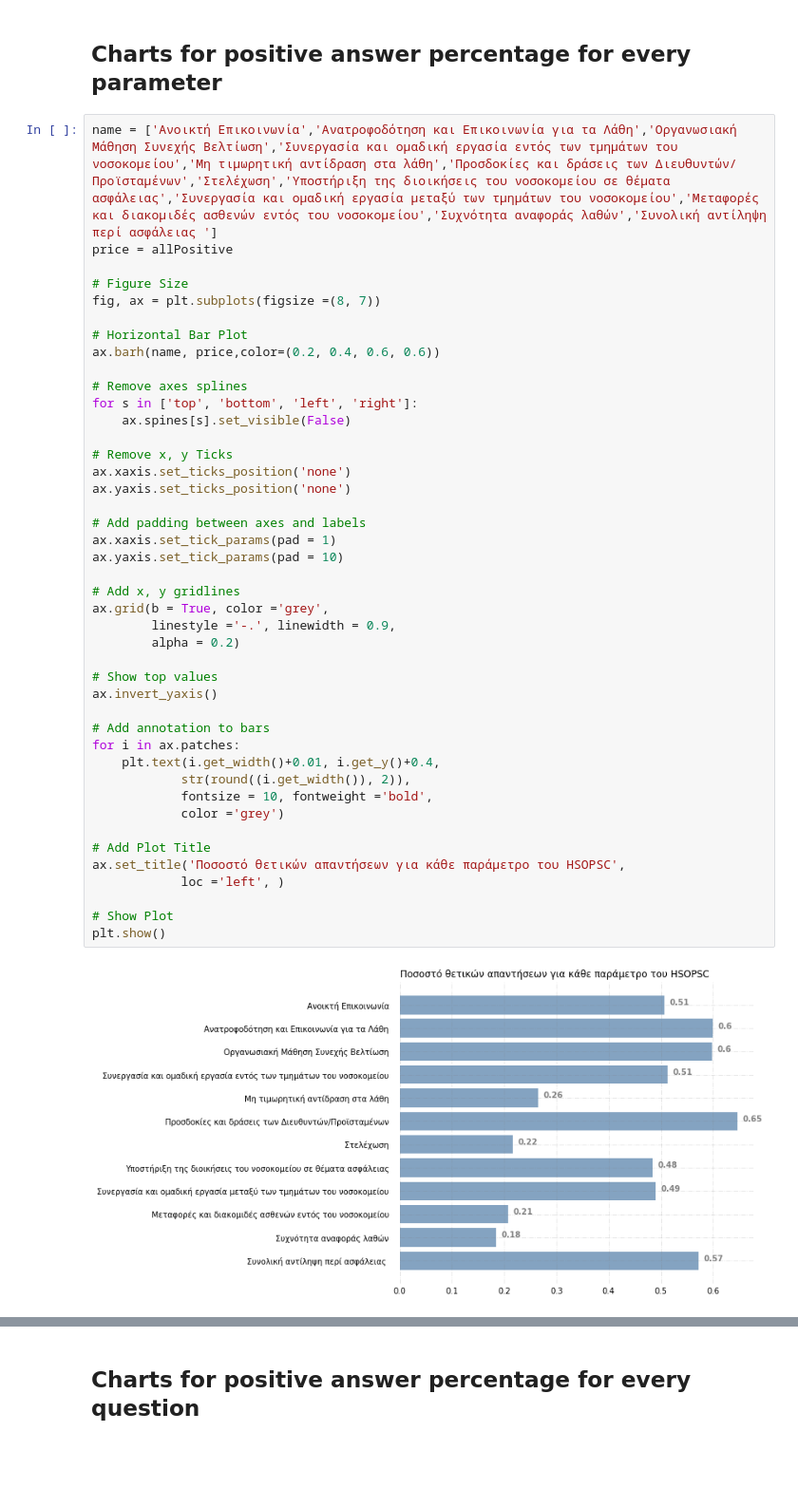
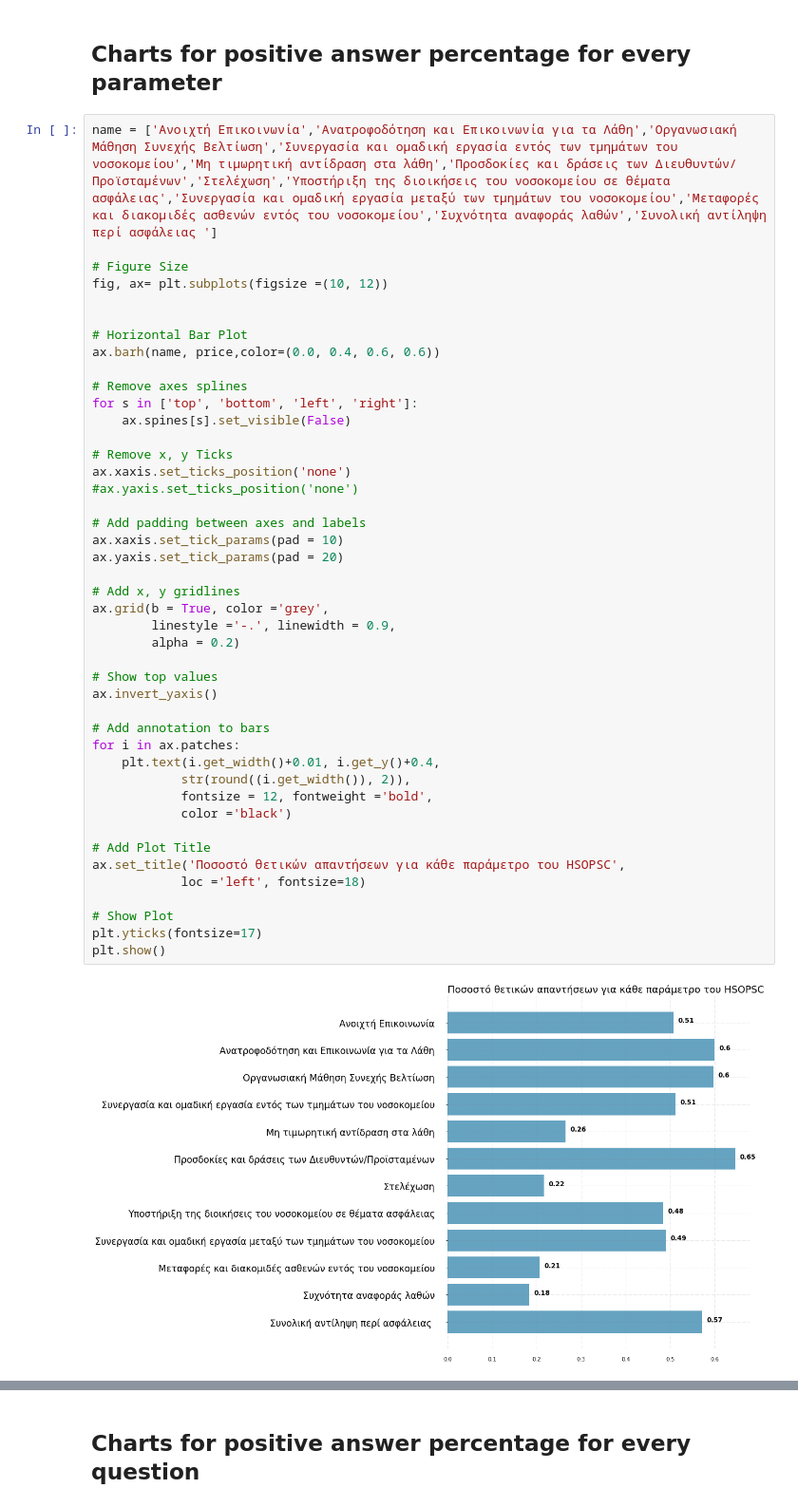
Before and after one commit to stathis99/Statistical-Analysis-for-Patient-Safety, a Jupyter notebook: Staff Analysis/Analysis/4. Positive Answer Charts for every Questione and Parameter.ipynb, the cells around one changed output, grey strips where cells are left out. Shown: that part at 95% size. Cells and saved outputs as stored; diff of their text form; blank space fills up the shorter version.

Commit message:
changes in charts + data entry

```diff
--- a/Staff Analysis/Analysis/4. Positive Answer Charts for every Questione and Parameter.ipynb
+++ b/Staff Analysis/Analysis/4. Positive Answer Charts for every Questione and Parameter.ipynb
@@ -147,50 +147,51 @@ Percentage of positive answers for this parametrt is  0.5720954356846473
 # %% [markdown]
 ## Charts for positive answer percentage for every parameter
 # %%
-name = ['Ανοικτή Επικοινωνία','Ανατροφοδότηση και Επικοινωνία για τα Λάθη','Οργανωσιακή Μάθηση Συνεχής Βελτίωση','Συνεργασία και ομαδική εργασία εντός των τμημάτων του νοσοκομείου','Μη τιμωρητική αντίδραση στα λάθη','Προσδοκίες και δράσεις των Διευθυντών/Προϊσταμένων','Στελέχωση','Υποστήριξη της διοικήσεις του νοσοκομείου σε θέματα ασφάλειας','Συνεργασία και ομαδική εργασία μεταξύ των τμημάτων του νοσοκομείου','Μεταφορές και διακομιδές ασθενών εντός του νοσοκομείου','Συχνότητα αναφοράς λαθών','Συνολική αντίληψη περί ασφάλειας ']
-price = allPositive
+name = ['Ανοιχτή Επικοινωνία','Ανατροφοδότηση και Επικοινωνία για τα Λάθη','Οργανωσιακή Μάθηση Συνεχής Βελτίωση','Συνεργασία και ομαδική εργασία εντός των τμημάτων του νοσοκομείου','Μη τιμωρητική αντίδραση στα λάθη','Προσδοκίες και δράσεις των Διευθυντών/Προϊσταμένων','Στελέχωση','Υποστήριξη της διοικήσεις του νοσοκομείου σε θέματα ασφάλειας','Συνεργασία και ομαδική εργασία μεταξύ των τμημάτων του νοσοκομείου','Μεταφορές και διακομιδές ασθενών εντός του νοσοκομείου','Συχνότητα αναφοράς λαθών','Συνολική αντίληψη περί ασφάλειας ']
 
 # Figure Size
-fig, ax = plt.subplots(figsize =(8, 7))
+fig, ax= plt.subplots(figsize =(10, 12))
+
 
 # Horizontal Bar Plot
-ax.barh(name, price,color=(0.2, 0.4, 0.6, 0.6))
+ax.barh(name, price,color=(0.0, 0.4, 0.6, 0.6))
 
 # Remove axes splines
 for s in ['top', 'bottom', 'left', 'right']:
 	ax.spines[s].set_visible(False)
 
 # Remove x, y Ticks
 ax.xaxis.set_ticks_position('none')
-ax.yaxis.set_ticks_position('none')
+#ax.yaxis.set_ticks_position('none')
 
 # Add padding between axes and labels
-ax.xaxis.set_tick_params(pad = 1)
-ax.yaxis.set_tick_params(pad = 10)
+ax.xaxis.set_tick_params(pad = 10)
+ax.yaxis.set_tick_params(pad = 20)
 
 # Add x, y gridlines
 ax.grid(b = True, color ='grey',
 		linestyle ='-.', linewidth = 0.9,
 		alpha = 0.2)
 
 # Show top values
 ax.invert_yaxis()
 
 # Add annotation to bars
 for i in ax.patches:
 	plt.text(i.get_width()+0.01, i.get_y()+0.4,
 			str(round((i.get_width()), 2)),
-			fontsize = 10, fontweight ='bold',
-			color ='grey')
+			fontsize = 12, fontweight ='bold',
+			color ='black')
 
 # Add Plot Title
 ax.set_title('Ποσοστό θετικών απαντήσεων για κάθε παράμετρο του HSOPSC',
-			loc ='left', )
+			loc ='left', fontsize=18)
 
 # Show Plot
+plt.yticks(fontsize=17)
 plt.show()
 # %% [output]
-[figure, old version]
+[figure, new version]
 # %%
 #helper function that creates bar charts
 def my_graph(parameters_title,pos_percentage,title):
```
Also changed, not shown: parts of 1 cell of this notebook, 1 other file.
